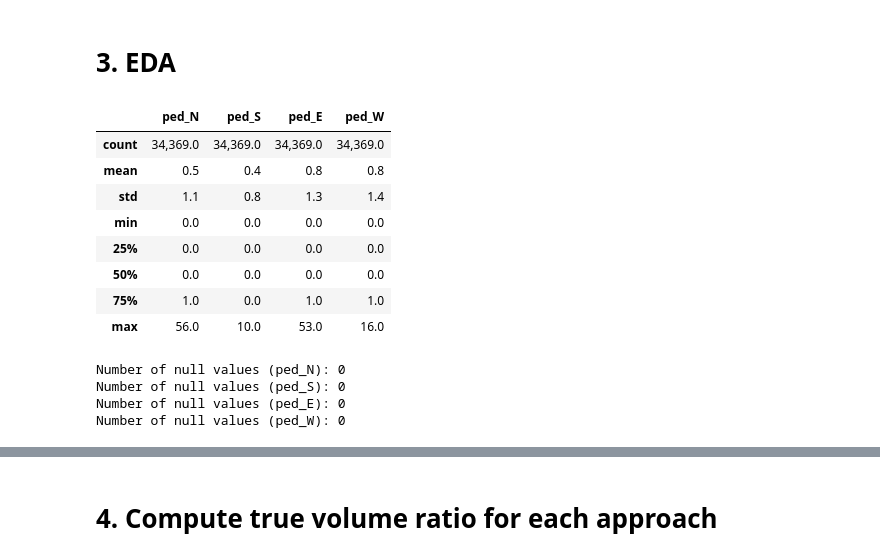
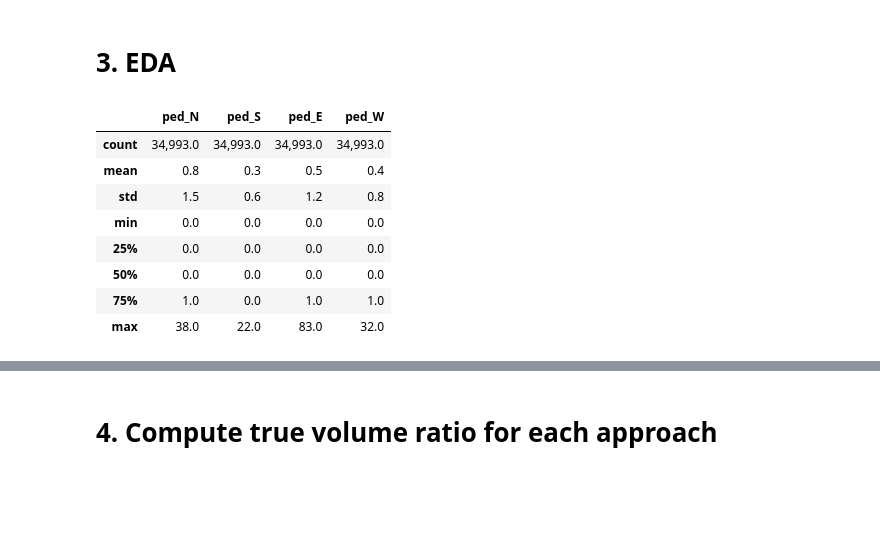
Before and after one commit to mz-zarei/ped-vol-disagg-project, a Jupyter notebook: ped_vol_disagg.ipynb, the cells around one changed output, grey strips where cells are left out. Cells and saved outputs as stored; diff of their text form; code cells hidden in the pictures; blank space fills up the shorter version.

```diff
--- a/ped_vol_disagg.ipynb
+++ b/ped_vol_disagg.ipynb
@@ -68,30 +74,24 @@ Data From 2018-05-25 15:00:00 to 2020-04-16 23:45:00
 # %% [markdown]
 # 3. EDA
 # %%
-# Choose one/more intersection
-df = df_all[df_all['name'] == 'Thompson Road and Laurier Avenue']
-# drop data after 2019-01-01
-df = df[(df.index > "2019-01-01") & (df.index < "2020-01-01")]
+def get_df_intersection(df_all, int_name):
+    # choose one/more intersection
+    df = df_all[df_all['name'] == int_name]
+    # keep data after 2019-01-01 befor 2020-01-01
+    df = df[(df.index > "2019-01-01") & (df.index < "2020-01-01")]
+    return df
+
 # Summary statistics
-df.describe()
+int_name = 'Ontario Street South and Pine Street'
+df_int = get_df_intersection(df_all, int_name)
+df_int.describe()
 # %% [output]
 |  | ped_N | ped_S | ped_E | ped_W |
-| count | 34,369.0 | 34,369.0 | 34,369.0 | 34,369.0 |
-| mean | 0.5 | 0.4 | 0.8 | 0.8 |
-| std | 1.1 | 0.8 | 1.3 | 1.4 |
+| count | 34,993.0 | 34,993.0 | 34,993.0 | 34,993.0 |
+| mean | 0.8 | 0.3 | 0.5 | 0.4 |
+| std | 1.5 | 0.6 | 1.2 | 0.8 |
 | min | 0.0 | 0.0 | 0.0 | 0.0 |
 | 25% | 0.0 | 0.0 | 0.0 | 0.0 |
 | 50% | 0.0 | 0.0 | 0.0 | 0.0 |
 | 75% | 1.0 | 0.0 | 1.0 | 1.0 |
-| max | 56.0 | 10.0 | 53.0 | 16.0 |
+| max | 38.0 | 22.0 | 83.0 | 32.0 |
-# %%
-# Check if there is any Null target values
-print('Number of null values (ped_N): {0}'.format(df.ped_N.isnull().sum()))
-print('Number of null values (ped_S): {0}'.format(df.ped_S.isnull().sum()))
-print('Number of null values (ped_E): {0}'.format(df.ped_E.isnull().sum()))
-print('Number of null values (ped_W): {0}'.format(df.ped_W.isnull().sum()))
-# %% [output]
-Number of null values (ped_N): 0
-Number of null values (ped_S): 0
-Number of null values (ped_E): 0
-Number of null values (ped_W): 0
```
Also changed, not shown: parts of 11 cells of this notebook, 3 other files.
